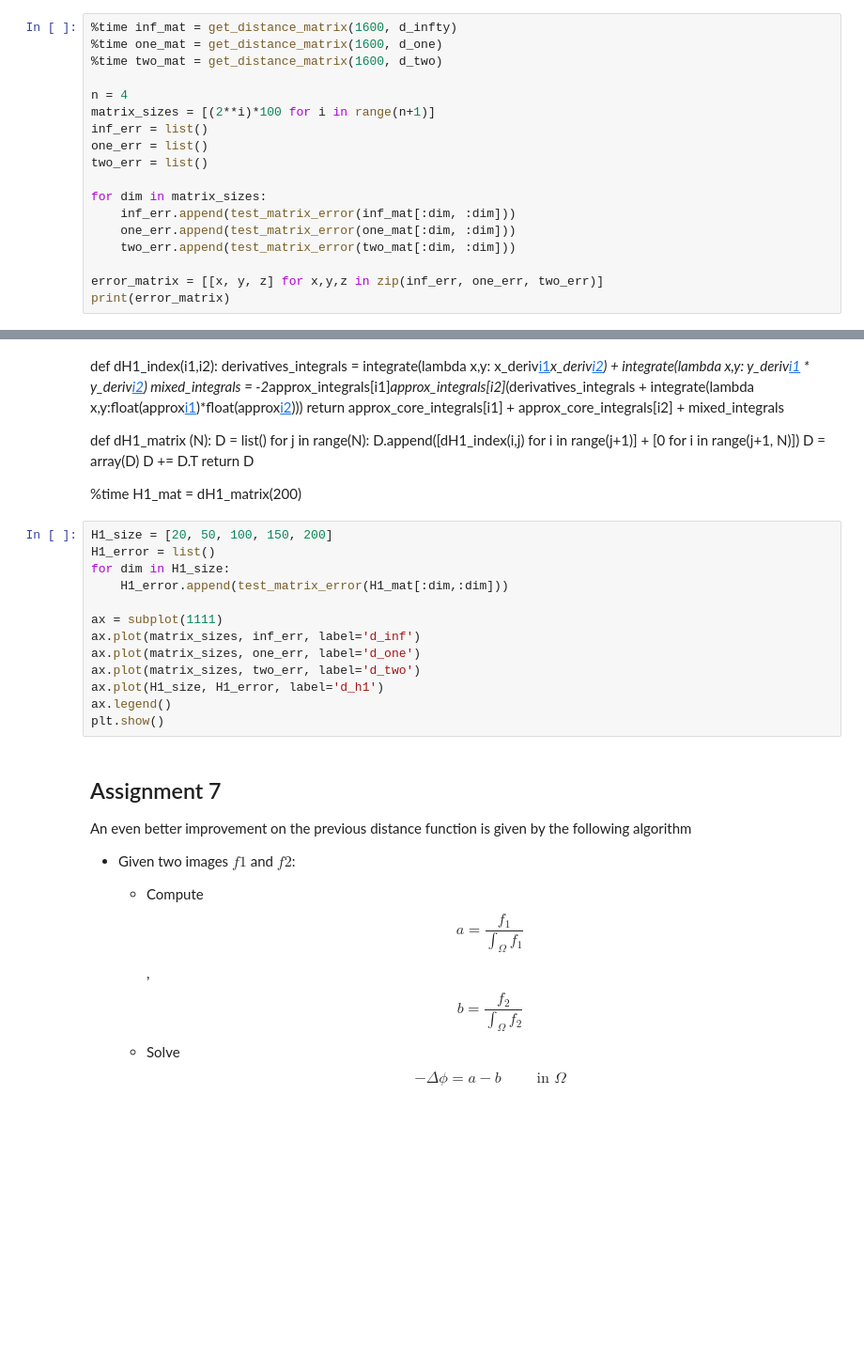
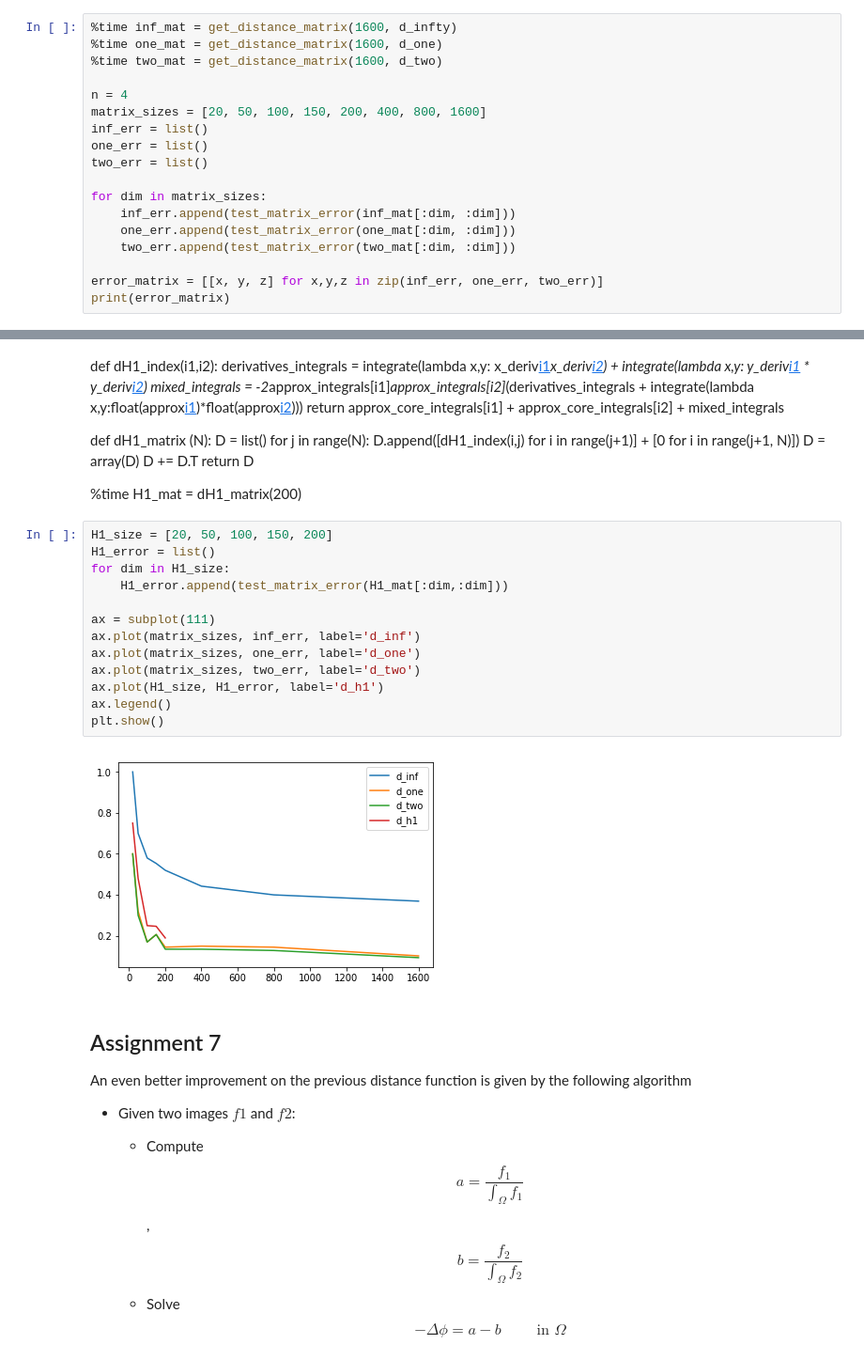
Before and after one commit to federico-camerota/P1.4_seed, a Jupyter notebook: final_project/final_project_2018-2019.ipynb, the cells around one changed output, grey strips where cells are left out. Shown at 94% size. Cells and saved outputs as stored; diff of their text form; blank space fills up the shorter version.

```diff
--- a/final_project/final_project_2018-2019.ipynb
+++ b/final_project/final_project_2018-2019.ipynb
@@ -266,7 +266,7 @@ where each column represents a different norm.
 %time two_mat = get_distance_matrix(1600, d_two)
 
 n = 4
-matrix_sizes = [(2**i)*100 for i in range(n+1)]
+matrix_sizes = [20, 50, 100, 150, 200, 400, 800, 1600]
 inf_err = list()
 one_err = list()
 two_err = list()
@@ -441,16 +442,18 @@ def dH1_matrix (N):
 # %%
 H1_size = [20, 50, 100, 150, 200]
 H1_error = list()
 for dim in H1_size:
     H1_error.append(test_matrix_error(H1_mat[:dim,:dim]))
 
-ax = subplot(1111)
+ax = subplot(111)
 ax.plot(matrix_sizes, inf_err, label='d_inf')
 ax.plot(matrix_sizes, one_err, label='d_one')
 ax.plot(matrix_sizes, two_err, label='d_two')
 ax.plot(H1_size, H1_error, label='d_h1')
 ax.legend()
 plt.show()
+# %% [output]
+[figure, added]
 # %% [markdown]
 ## Assignment 7
 
```
Also changed, not shown: parts of 7 cells of this notebook, 2 other files.
